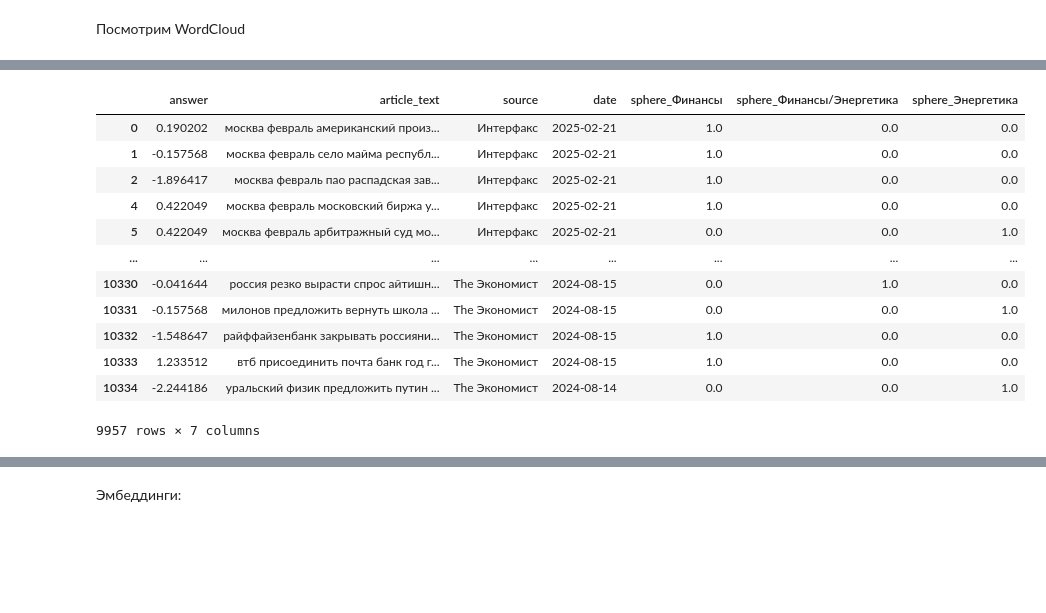
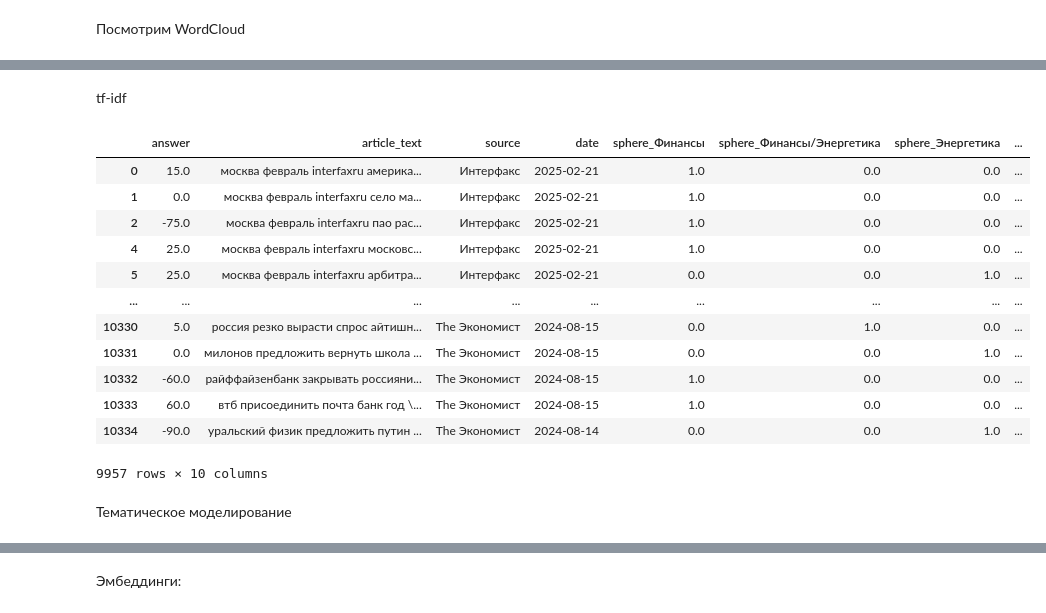
Before and after one commit to Rissochek/CodeCats, a Jupyter notebook: research/research_sentiment.ipynb, the cells around one changed output, grey strips where cells are left out. Drawn from its saved outputs; the diff is of its cells as text; code cells hidden in the pictures; blank space fills up the shorter version.

```diff
--- a/research/research_sentiment.ipynb
+++ b/research/research_sentiment.ipynb
@@ -839,20 +813,36 @@ plot_wordcloud(negative_text, 'Отрицательные новости')
-# %%
-
-scaler = StandardScaler()
-news_sentiment['answer'] = scaler.fit_transform(news_sentiment[['answer']])
-
-news_sentiment
-# %% [output]
-|  | answer | article_text | source | date | sphere_Финансы | sphere_Финансы/Энергетика | sphere_Энергетика |
-| 0 | 0.190202 | москва февраль американский произ... | Интерфакс | 2025-02-21 | 1.0 | 0.0 | 0.0 |
-| 1 | -0.157568 | москва февраль село майма республ... | Интерфакс | 2025-02-21 | 1.0 | 0.0 | 0.0 |
-| 2 | -1.896417 | москва февраль пао распадская зав... | Интерфакс | 2025-02-21 | 1.0 | 0.0 | 0.0 |
-| 4 | 0.422049 | москва февраль московский биржа у... | Интерфакс | 2025-02-21 | 1.0 | 0.0 | 0.0 |
-| 5 | 0.422049 | москва февраль арбитражный суд мо... | Интерфакс | 2025-02-21 | 0.0 | 0.0 | 1.0 |
-| ... | ... | ... | ... | ... | ... | ... | ... |
-| 10330 | -0.041644 | россия резко вырасти спрос айтишн... | The Экономист | 2024-08-15 | 0.0 | 1.0 | 0.0 |
-| 10331 | -0.157568 | милонов предложить вернуть школа ... | The Экономист | 2024-08-15 | 0.0 | 0.0 | 1.0 |
-| 10332 | -1.548647 | райффайзенбанк закрывать россияни... | The Экономист | 2024-08-15 | 1.0 | 0.0 | 0.0 |
-| 10333 | 1.233512 | втб присоединить почта банк год г... | The Экономист | 2024-08-15 | 1.0 | 0.0 | 0.0 |
-| 10334 | -2.244186 | уральский физик предложить путин ... | The Экономист | 2024-08-14 | 0.0 | 0.0 | 1.0 |
-9957 rows × 7 columns
+# %% [markdown]
+tf-idf
+# %%
+from sklearn.feature_extraction.text import TfidfVectorizer, CountVectorizer
+
+# Униграммы и биграммы
+tfidf_unigram = TfidfVectorizer(max_features=3000, ngram_range=(1, 1))
+tfidf_bigram = TfidfVectorizer(max_features=2000, ngram_range=(2, 2))
+
+# Векторизация
+unigram_features = tfidf_unigram.fit_transform(news_sentiment['article_text'])
+bigram_features = tfidf_bigram.fit_transform(news_sentiment['article_text'])
+
+count_vec = CountVectorizer(max_features=1000)
+count_features = count_vec.fit_transform(news_sentiment['article_text'])
+news_sentiment['tokens'] = news_sentiment['article_text'].apply(lambda x: x.split())
+# Признаки на основе статистик текста
+news_sentiment['avg_word_length'] = news_sentiment['tokens'].apply(lambda x: sum(len(word) for word in x) / len(x) if len(x) > 0 else 0)
+news_sentiment['unique_words_ratio'] = news_sentiment['tokens'].apply(lambda x: len(set(x)) / len(x) if len(x) > 0 else 0)
+news_sentiment
+# %% [output]
+|  | answer | article_text | source | date | sphere_Финансы | sphere_Финансы/Энергетика | sphere_Энергетика | ... |
+| 0 | 15.0 | москва февраль interfaxru америка... | Интерфакс | 2025-02-21 | 1.0 | 0.0 | 0.0 | ... |
+| 1 | 0.0 | москва февраль interfaxru село ма... | Интерфакс | 2025-02-21 | 1.0 | 0.0 | 0.0 | ... |
+| 2 | -75.0 | москва февраль interfaxru пао рас... | Интерфакс | 2025-02-21 | 1.0 | 0.0 | 0.0 | ... |
+| 4 | 25.0 | москва февраль interfaxru московс... | Интерфакс | 2025-02-21 | 1.0 | 0.0 | 0.0 | ... |
+| 5 | 25.0 | москва февраль interfaxru арбитра... | Интерфакс | 2025-02-21 | 0.0 | 0.0 | 1.0 | ... |
+| ... | ... | ... | ... | ... | ... | ... | ... | ... |
+| 10330 | 5.0 | россия резко вырасти спрос айтишн... | The Экономист | 2024-08-15 | 0.0 | 1.0 | 0.0 | ... |
+| 10331 | 0.0 | милонов предложить вернуть школа ... | The Экономист | 2024-08-15 | 0.0 | 0.0 | 1.0 | ... |
+| 10332 | -60.0 | райффайзенбанк закрывать россияни... | The Экономист | 2024-08-15 | 1.0 | 0.0 | 0.0 | ... |
+| 10333 | 60.0 | втб присоединить почта банк год \... | The Экономист | 2024-08-15 | 1.0 | 0.0 | 0.0 | ... |
+| 10334 | -90.0 | уральский физик предложить путин ... | The Экономист | 2024-08-14 | 0.0 | 0.0 | 1.0 | ... |
+9957 rows × 10 columns
+# %% [markdown]
+Тематическое моделирование
```
Also changed, not shown: parts of 31 cells of this notebook, 12 other files.
